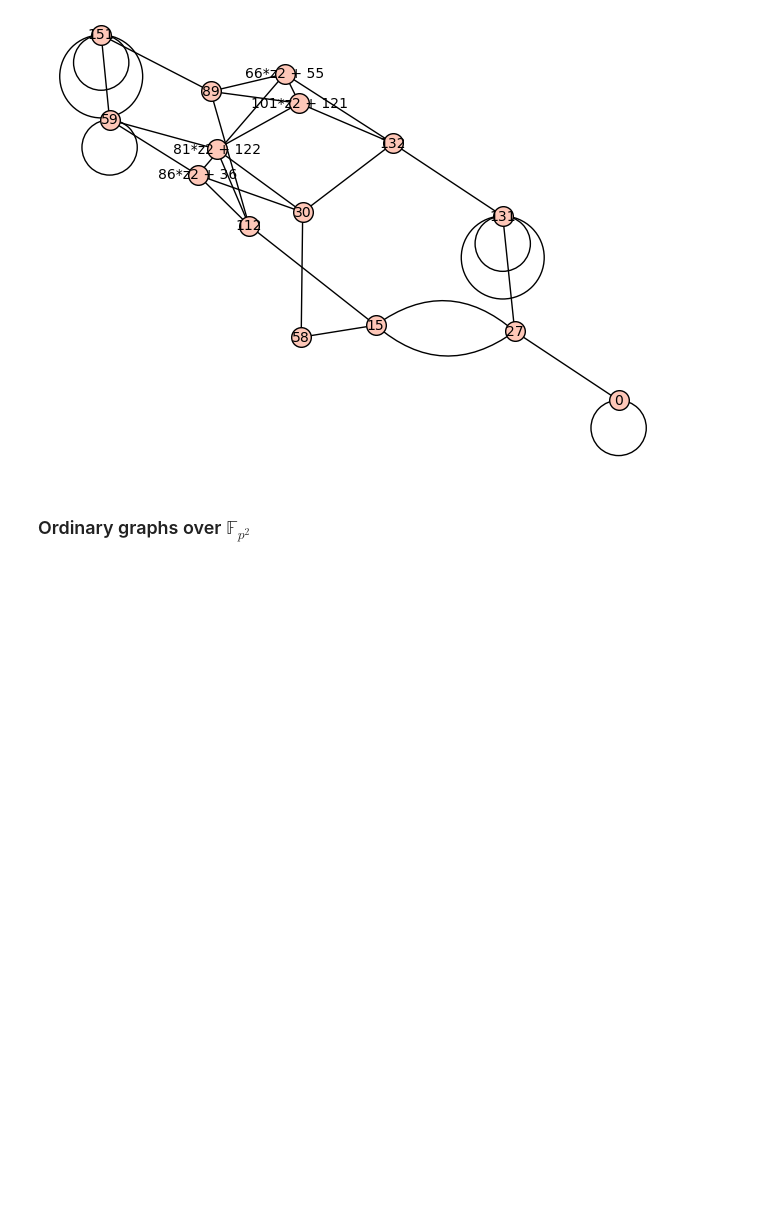
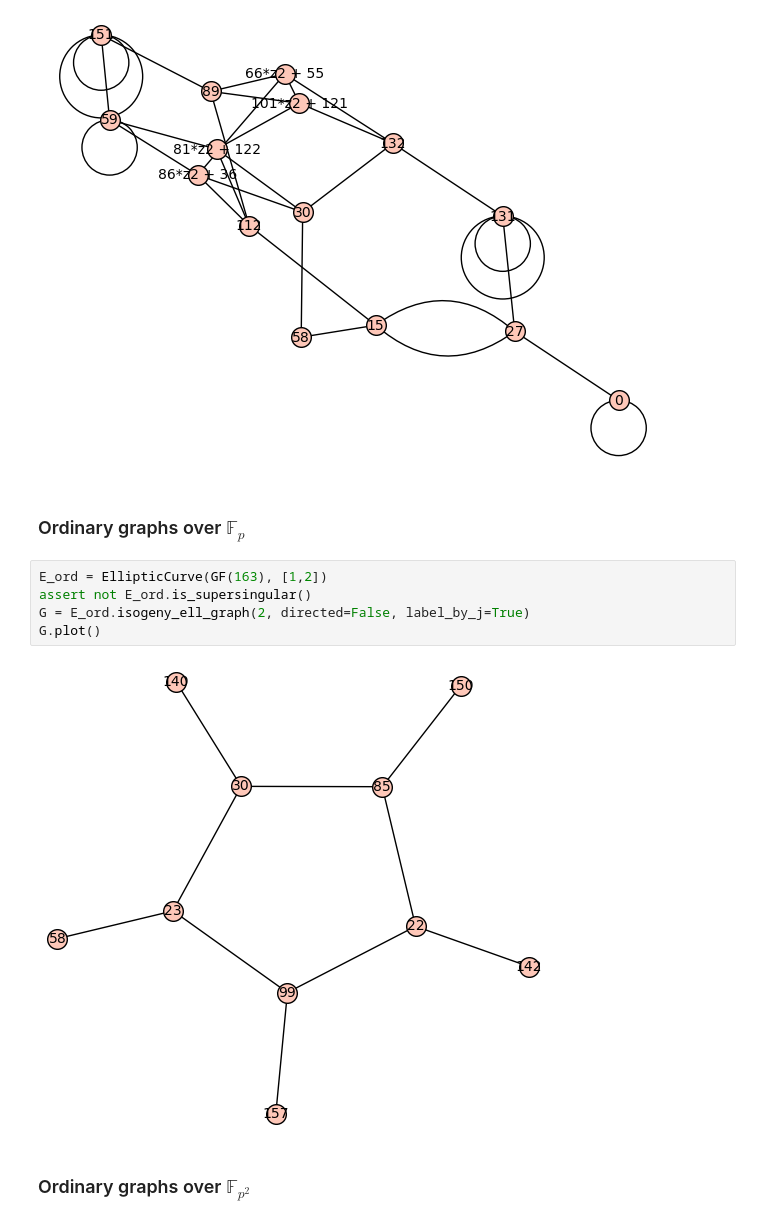
Before and after one commit to GiacomoPope/i-sage-ny-days, a Jupyter notebook: isogenies.ipynb, the cells around one changed output. Saved outputs shown, nothing was run; the diff lists cells and outputs as text; blank space fills up the shorter version.

```diff
--- a/isogenies.ipynb
+++ b/isogenies.ipynb
@@ -193,6 +224,15 @@ G = E_sing2.isogeny_ell_graph(3, directed=False, label_by_j=True)
 G.plot()
 # %% [output]
 [figure]
+# %% [markdown]
+### Ordinary graphs over $\mathbb{F}_{p}$
+# %%
+E_ord = EllipticCurve(GF(163), [1,2])
+assert not E_ord.is_supersingular()
+G = E_ord.isogeny_ell_graph(2, directed=False, label_by_j=True)
+G.plot()
+# %% [output]
+[figure, added]
 # %% [markdown]
 ### Ordinary graphs over $\mathbb{F}_{p^2}$
 # %%
```
Also changed, not shown: parts of 7 cells of this notebook, 1 other file.
